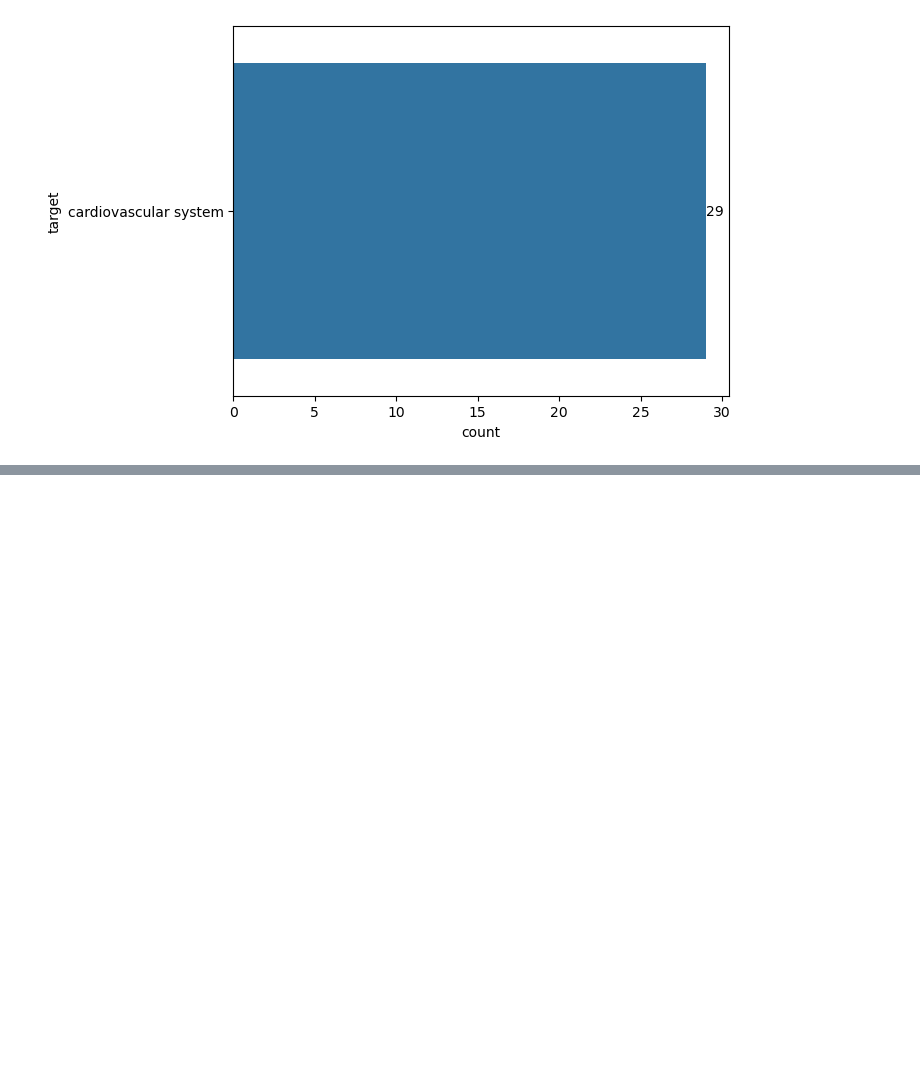
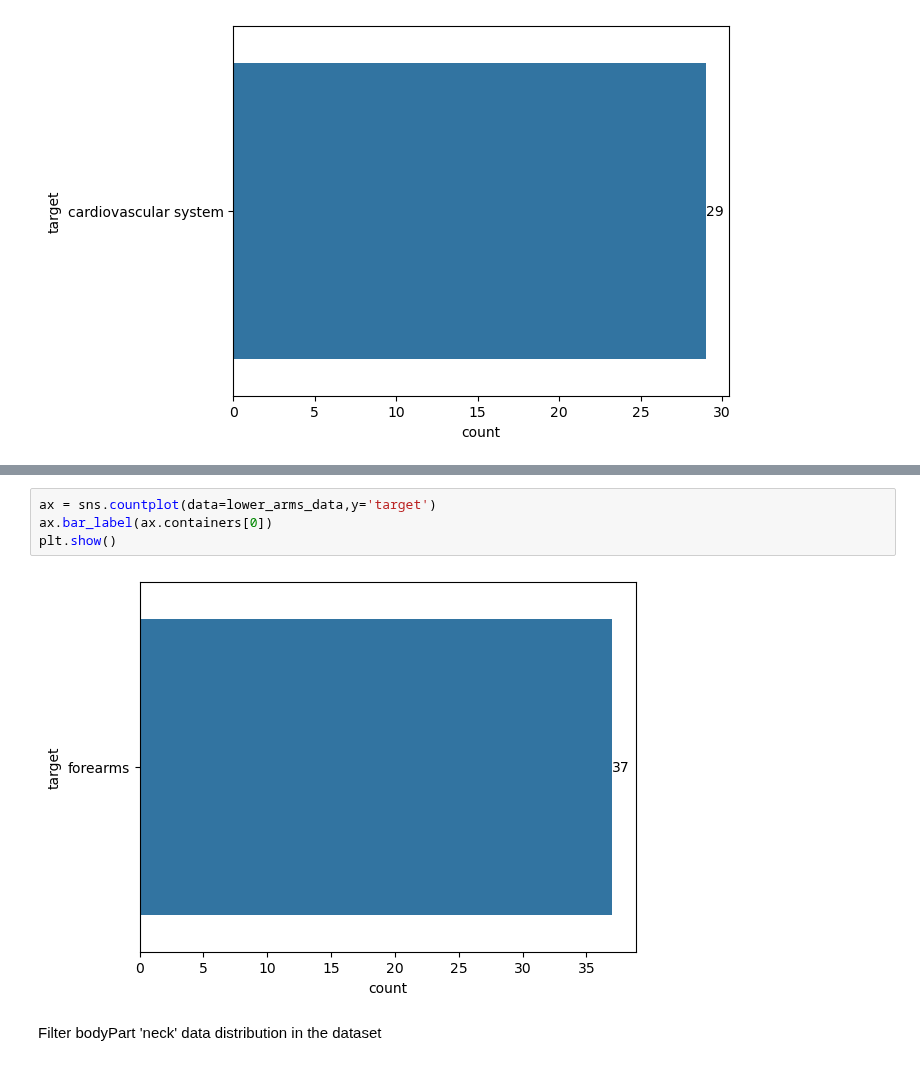
Before and after one commit to SanukaJayasinghe/DSGP-Group28, a Jupyter notebook: Exercise_Recommendation.ipynb, the cells around one changed output, grey strips where cells are left out. Cells and saved outputs as stored; diff of their text form; blank space fills up the shorter version.

```diff
--- a/Exercise_Recommendation.ipynb
+++ b/Exercise_Recommendation.ipynb
@@ -447,0 +459,8 @@ ValueError: y contains previously unseen labels: ''
+# %%
+ax = sns.countplot(data=lower_arms_data,y='target')
+ax.bar_label(ax.containers[0])
+plt.show()
+# %% [output]
+[figure, added]
+# %% [markdown]
+Filter bodyPart 'neck' data distribution in the dataset
```
Also changed, not shown: parts of 24 cells of this notebook.
